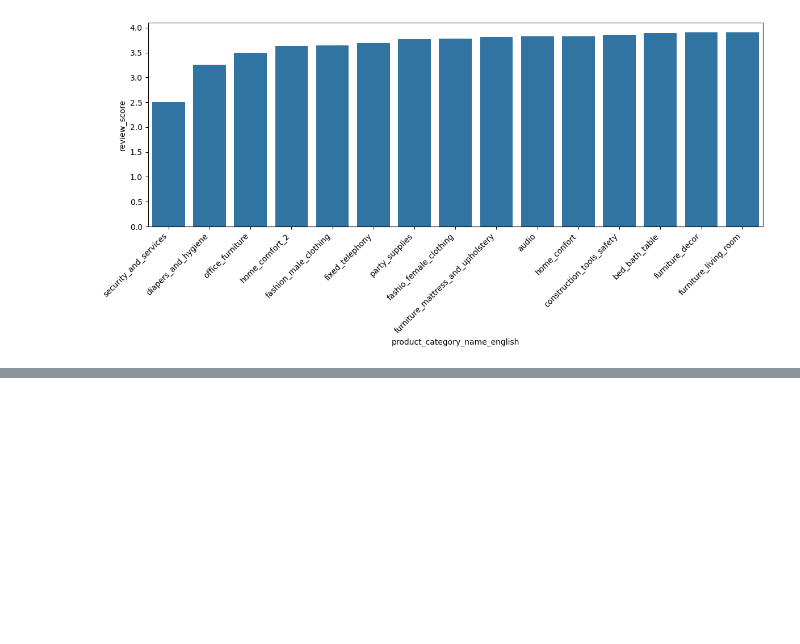
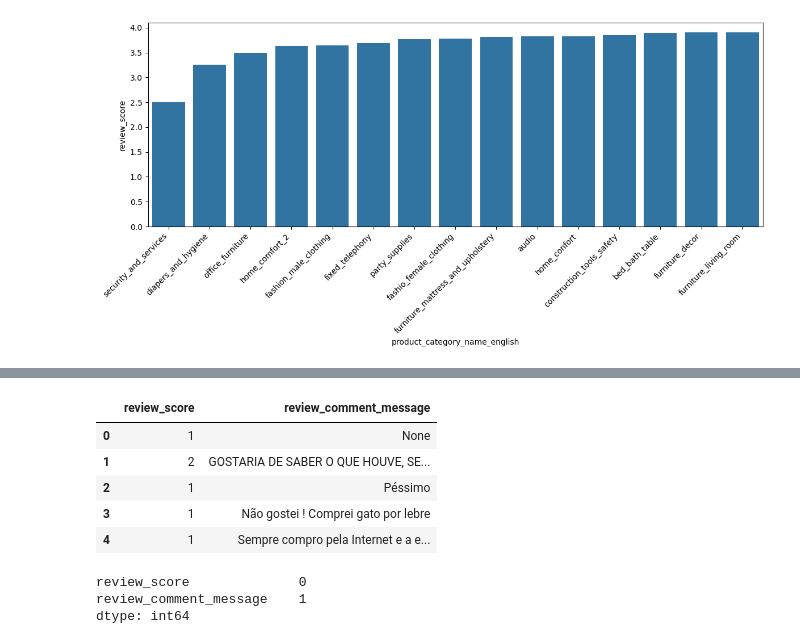
Before and after one commit to taaesu/olist_sql_python_analysis, a Jupyter notebook: olist_analysis.ipynb, the cells around one changed output, grey strips where cells are left out. Saved outputs shown, nothing was run; the diff lists cells and outputs as text; code cells hidden in the pictures; blank space fills up the shorter version.

```diff
--- a/olist_analysis.ipynb
+++ b/olist_analysis.ipynb
@@ -216,0 +215,16 @@ plt.tight_layout()
+# %%
+df_low_reviews = pd.read_sql("SELECT review_score, review_comment_message FROM order_reviews WHERE review_score in ('1','2') LIMIT 5",conn)
+df_low_reviews
+# %% [output]
+|  | review_score | review_comment_message |
+| 0 | 1 | None |
+| 1 | 2 | GOSTARIA DE SABER O QUE HOUVE, SE... |
+| 2 | 1 | Péssimo |
+| 3 | 1 | Não gostei ! Comprei gato por lebre |
+| 4 | 1 | Sempre compro pela Internet e a e... |
+# %%
+df_low_reviews.isna().sum()
+# %% [output]
+review_score              0
+review_comment_message    1
+dtype: int64
```
Also changed, not shown: parts of 8 cells of this notebook.
